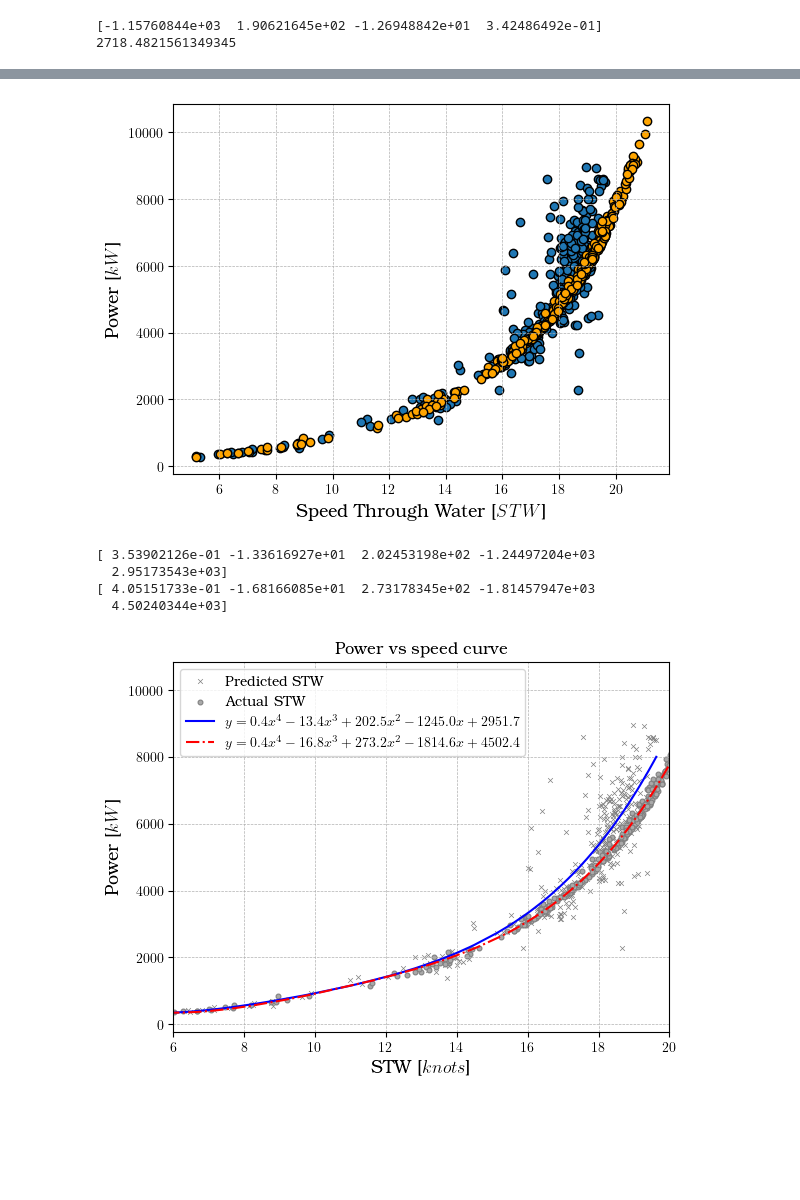
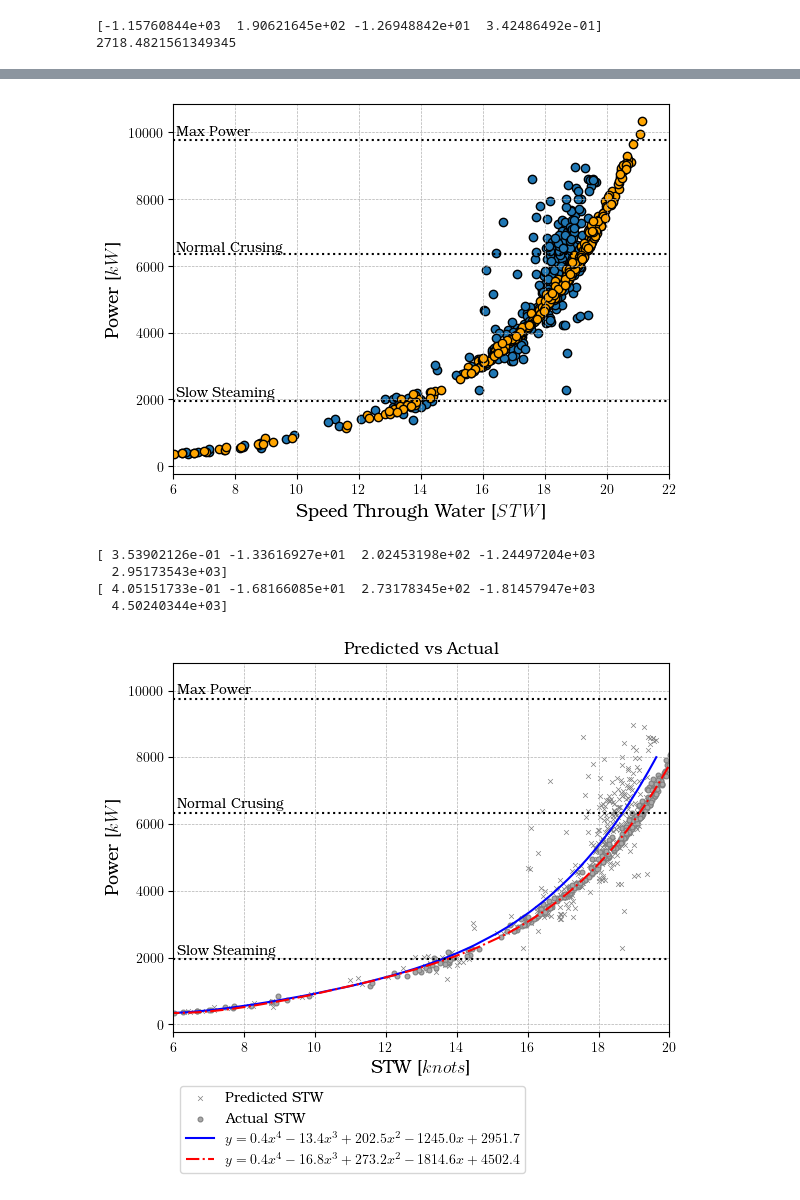
Before and after one commit to hiwafi/thesis-ais, a Jupyter notebook: AISJune_stg_two_v2.ipynb, the cells around one changed output, grey strips where cells are left out. Cells and saved outputs as stored; diff of their text form; code cells hidden in the pictures; blank space fills up the shorter version.

Commit message:
Improved Power Speed Curve

```diff
--- a/AISJune_stg_two_v2.ipynb
+++ b/AISJune_stg_two_v2.ipynb
@@ -1964,20 +1964,35 @@ Average Power 5107.722 kW
 Max Power 10337.994 kW
 Average Fuel Consumption per hour 0.865 T
 # %%
-plt.scatter(dfprog['stw_pred'],P_b_pred,edgecolors='black',c='#1f77b4')
-plt.scatter(dfprog['stw_act'],P_b_act,edgecolors='black',c='orange')
+slow_steam = 0.2*9760
+normal = 0.65*9760
+max_Pb = 9760
+
+plt.scatter(dfprog['stw_pred'],P_b_pred,c='#1f77b4',edgecolors='black')
+plt.scatter(dfprog['stw_act'],P_b_act,c='orange',edgecolors='black')
+# plt.scatter(dfprog['stw_pred'],P_b_pred,edgecolors='black',c='#1f77b4')
+# plt.scatter(dfprog['stw_act'],P_b_act,edgecolors='black',c='orange')
+# Here: add a new tick with the required value
+plt.axhline(y=slow_steam,linestyle = 'dotted',c='k')
+plt.axhline(y=normal,linestyle = 'dotted',c='k')
+plt.axhline(y=max_Pb,linestyle = 'dotted',c='k')
+plt.text(6.1,2100,'Slow Steaming',rotation=360)
+plt.text(6.1,6444,'Normal Crusing',rotation=360)
+plt.text(6.1,9900,'Max Power',rotation=360)
+plt.xlim(6,22)
 plt.xlabel(r'Speed Through Water [$STW$]', fontsize=13)
 plt.ylabel(r'Power [$kW$]', fontsize=13)
 plt.grid(linestyle = '--', linewidth = 0.5)
 plt.show()
 # %% [output]
-[figure, old version]
+[figure, new version]
 # %%
 stw_pred = dfprog['stw_pred']
 stw_act = dfprog['stw_act']
 # %%
 import numpy as np
 from matplotlib import pyplot as plt
+
 Xp = stw_pred
 Yp = P_b_pred
 
@@ -1986,34 +2001,44 @@ Ya = P_b_act
 
 coefs_pred = np.polyfit(Xp, Yp, 4)
 coefs_act = np.polyfit(Xa, Ya, 4)
 
 print(coefs_pred)
 print(coefs_act)
 
 p_pred = np.poly1d(coefs_pred)
 p_act = np.poly1d(coefs_act)
 
-plt.scatter(Xp, Yp,marker='x',linewidths=.5,edgecolors='black',c='gray',label = 'Predicted STW',s=12 )
+plt.scatter(Xp, Yp,marker='x',linewidths=.5,c='gray',label = 'Predicted STW',s=12 )
 plt.scatter(Xa, Ya,marker='o',linewidths=.8,edgecolors='gray',c='darkgray', label = 'Actual STW',s=12 )
 
 sorted_pred= np.sort(Xp)
 sorted_act= np.sort(Xa)
 
 plt.plot(sorted_pred, p_pred(sorted_pred), linestyle = '-',color = 'b',
          label=rf'$y = {coefs_pred[0]:.1f}x^4 {coefs_pred[1]:.1f}x^3 + {coefs_pred[2]:.1f}x^2 {coefs_pred[3]:.1f}x + {coefs_pred[4]:.1f}$') #p(X) evaluates the polynomial at X
 plt.plot(sorted_act, p_act(sorted_act), linestyle = "-." , color = 'red',
          label=rf'$y = {coefs_act[0]:.1f}x^4 {coefs_act[1]:.1f}x^3 + {coefs_act[2]:.1f}x^2 {coefs_act[3]:.1f}x + {coefs_act[4]:.1f}$') #p(X) evaluates the polynomial at X
-plt.title("Power vs speed curve")
+plt.title("Predicted vs Actual")
 plt.xlabel(r'STW [$knots$]', fontsize=13)
 plt.ylabel(r'Power [$kW$]', fontsize=13)
+
+plt.axhline(y=slow_steam,linestyle = 'dotted',c='k')
+plt.axhline(y=normal,linestyle = 'dotted',c='k')
+plt.axhline(y=max_Pb,linestyle = 'dotted',c='k')
+
+plt.text(6.1,2100,'Slow Steaming',rotation=360)
+plt.text(6.1,6500,'Normal Crusing',rotation=360)
+plt.text(6.1,9900,'Max Power',rotation=360)
+
+
 plt.xlim(6,20)
 # plt.ylim(200,5000)
 plt.grid(linestyle = '--', linewidth = 0.5)
-plt.legend()
+plt.legend(bbox_to_anchor=(0,-.4),loc="lower left")
 plt.show()
 # %% [output]
 [ 3.53902126e-01 -1.33616927e+01  2.02453198e+02 -1.24497204e+03
   2.95173543e+03]
 [ 4.05151733e-01 -1.68166085e+01  2.73178345e+02 -1.81457947e+03
   4.50240344e+03]
-[figure, old version]
+[figure, new version]
```
Also changed, not shown: parts of 11 cells of this notebook, 2 other files.
